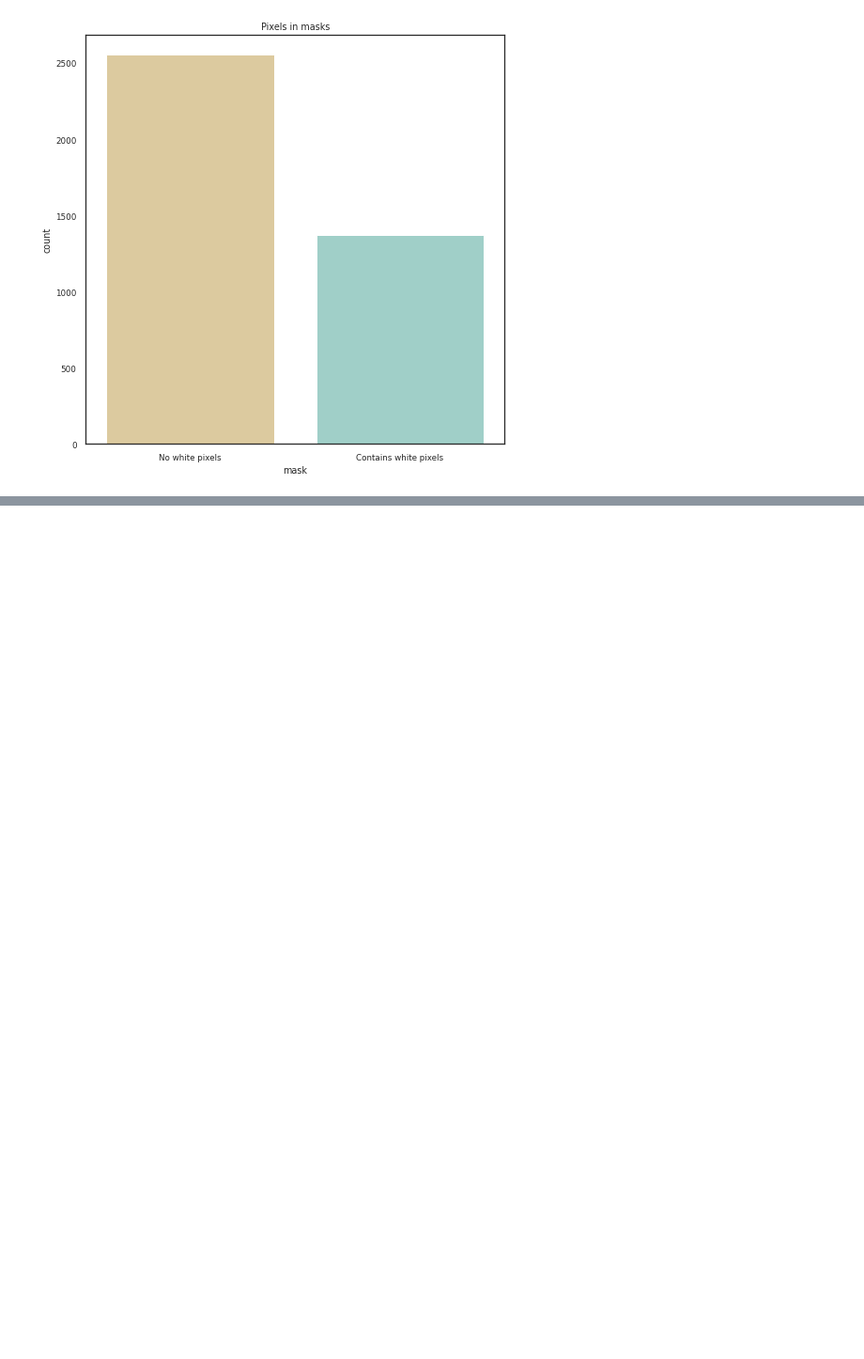
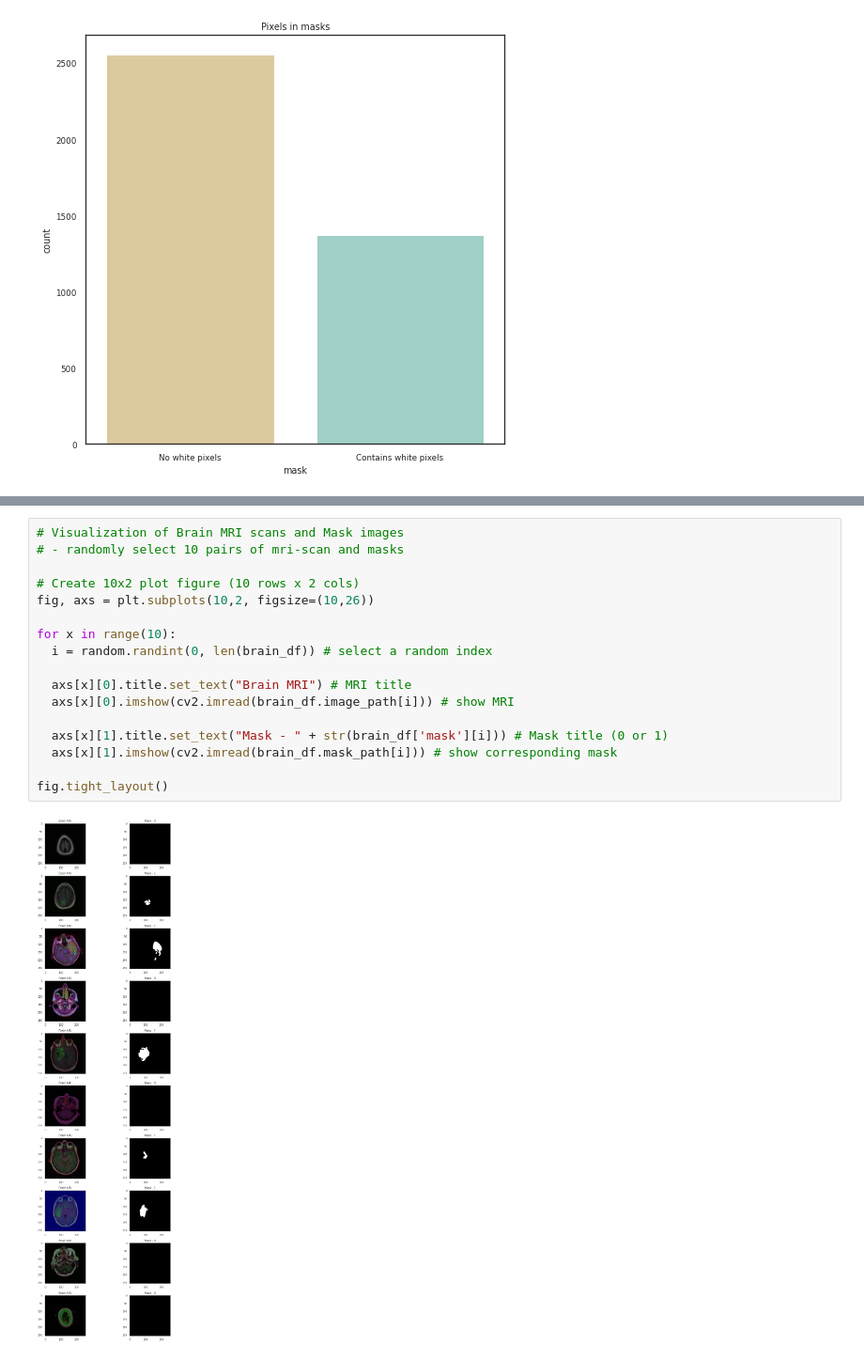
Before and after one commit to byunsy/brain-mri-segmentation, a Jupyter notebook: Brain_MRI_Segmentation.ipynb, the cells around one changed output, grey strips where cells are left out. Shown at 94% size. Saved outputs shown, nothing was run; the diff lists cells and outputs as text; blank space fills up the shorter version.

```diff
--- a/Brain_MRI_Segmentation.ipynb
+++ b/Brain_MRI_Segmentation.ipynb
@@ -225,0 +211,19 @@ plt.imshow(cv2.imread(brain_df.image_path[i]));
+# %%
+# Visualization of Brain MRI scans and Mask images
+# - randomly select 10 pairs of mri-scan and masks
+
+# Create 10x2 plot figure (10 rows x 2 cols)
+fig, axs = plt.subplots(10,2, figsize=(10,26))
+
+for x in range(10):
+  i = random.randint(0, len(brain_df)) # select a random index
+
+  axs[x][0].title.set_text("Brain MRI") # MRI title
+  axs[x][0].imshow(cv2.imread(brain_df.image_path[i])) # show MRI
+
+  axs[x][1].title.set_text("Mask - " + str(brain_df['mask'][i])) # Mask title (0 or 1)
+  axs[x][1].imshow(cv2.imread(brain_df.mask_path[i])) # show corresponding mask
+
+fig.tight_layout()
+# %% [output]
+[figure, added]
```
Also changed, not shown: parts of 17 cells of this notebook.
